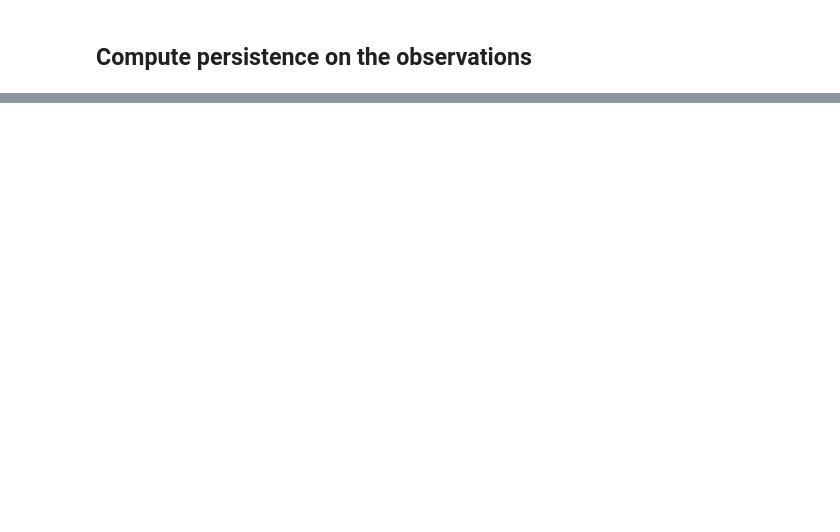
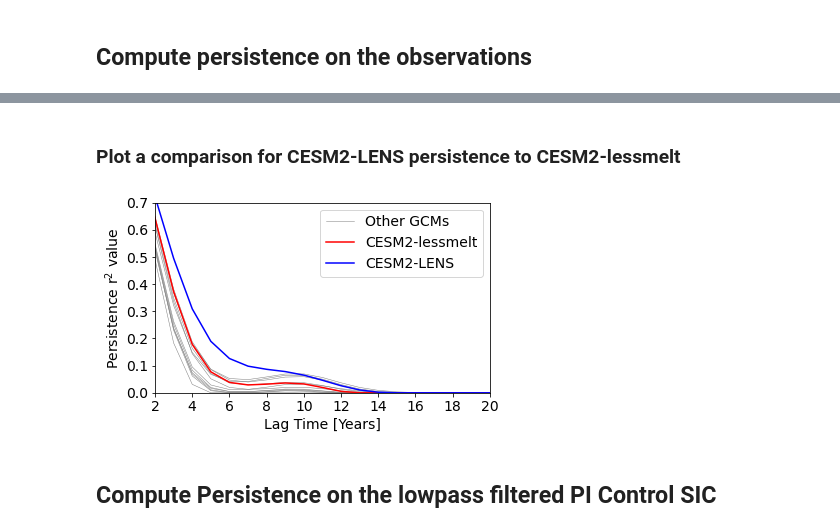
Before and after one commit to chrisrwp/low-frequency-variability, a Jupyter notebook: null_model/Null_model_persistence.ipynb, the cells around one changed output, grey strips where cells are left out. Saved outputs shown, nothing was run; the diff lists cells and outputs as text; code cells hidden in the pictures; blank space fills up the shorter version.

```diff
--- a/null_model/Null_model_persistence.ipynb
+++ b/null_model/Null_model_persistence.ipynb
@@ -319,0 +543,2 @@ obs_corr.to_netcdf(
+# %% [markdown]
+### Plot a comparison for CESM2-LENS persistence to CESM2-lessmelt
@@ -319,0 +574,40 @@ obs_corr.to_netcdf(
+# %%
+to_plot = CESM2_Lessmelt['r_value'].sel(region=2).sel(month=9).mean('member')
+CESM_plot = CESM2_LENS['r_value'].sel(region=2).sel(month=9).mean('member')
+# %%
+fig = plt.figure(figsize=[6,3.5])
+
+for GCM_ in list(persistence_lowpass.keys()):
+
+    data_plot = persistence_lowpass[GCM_].sel(region=2).sel(
+            month=9).mean('member')
+    data_plot = data_plot.where(data_plot>0,0)**2
+
+    if GCM_ == 'CESM2-LENS':
+        continue
+    elif GCM_ == 'CanESM5':
+        plt.plot(np.arange(1,21), data_plot, c='0.5', linestyle='-',
+                 linewidth=0.5, label='Other GCMs')
+    else:
+        plt.plot(np.arange(1,21), data_plot, c='0.5', linestyle='-',
+                 linewidth=0.5)
+
+((to_plot.where(to_plot>0,0))**2).plot(label='CESM2-lessmelt', c='r')
+((CESM_plot.where(CESM_plot>0,0))**2).plot(label='CESM2-LENS',c='b')
+
+plt.ylim(0,0.7)
+plt.xlim(2,20)
+plt.legend(fontsize=14)
+# plt.title('September Chukchi Sea SIC persistence');
+plt.ylabel('Persistence r$^2$ value', fontsize=14)
+plt.xticks(fontsize=14)
+plt.xlabel('Lag Time [Years]', fontsize=14);
+plt.yticks(fontsize=14)
+plt.title('');
+
+fig.savefig('/glade/work/cwpowell/low-frequency-variability/figures/'\
+            'Sup_Chukchi_Sep_lessmelt_comparison.pdf')
+# %% [output]
+[figure, added]
+# %% [markdown]
+## Compute Persistence on the lowpass filtered PI Control SIC
```
Also changed, not shown: parts of 21 cells of this notebook.
